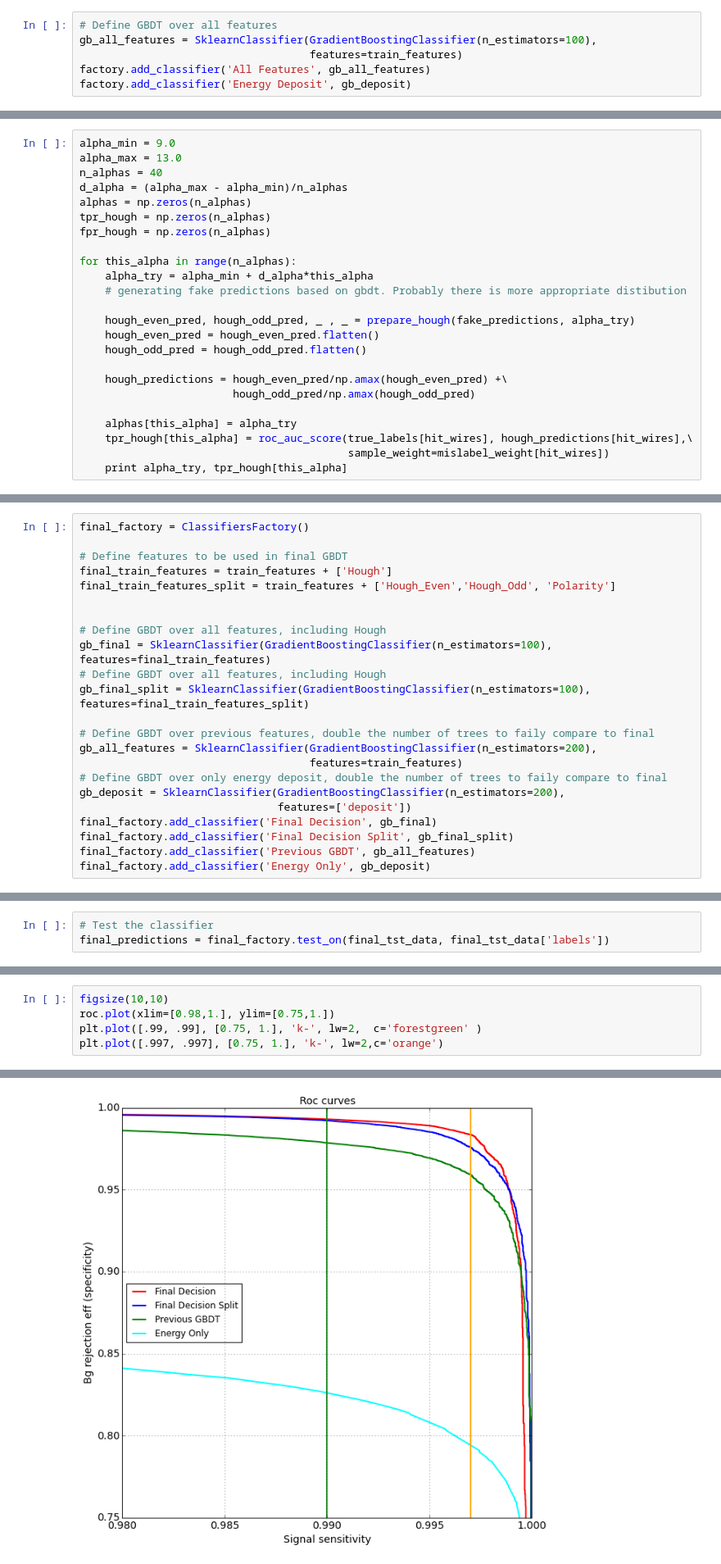
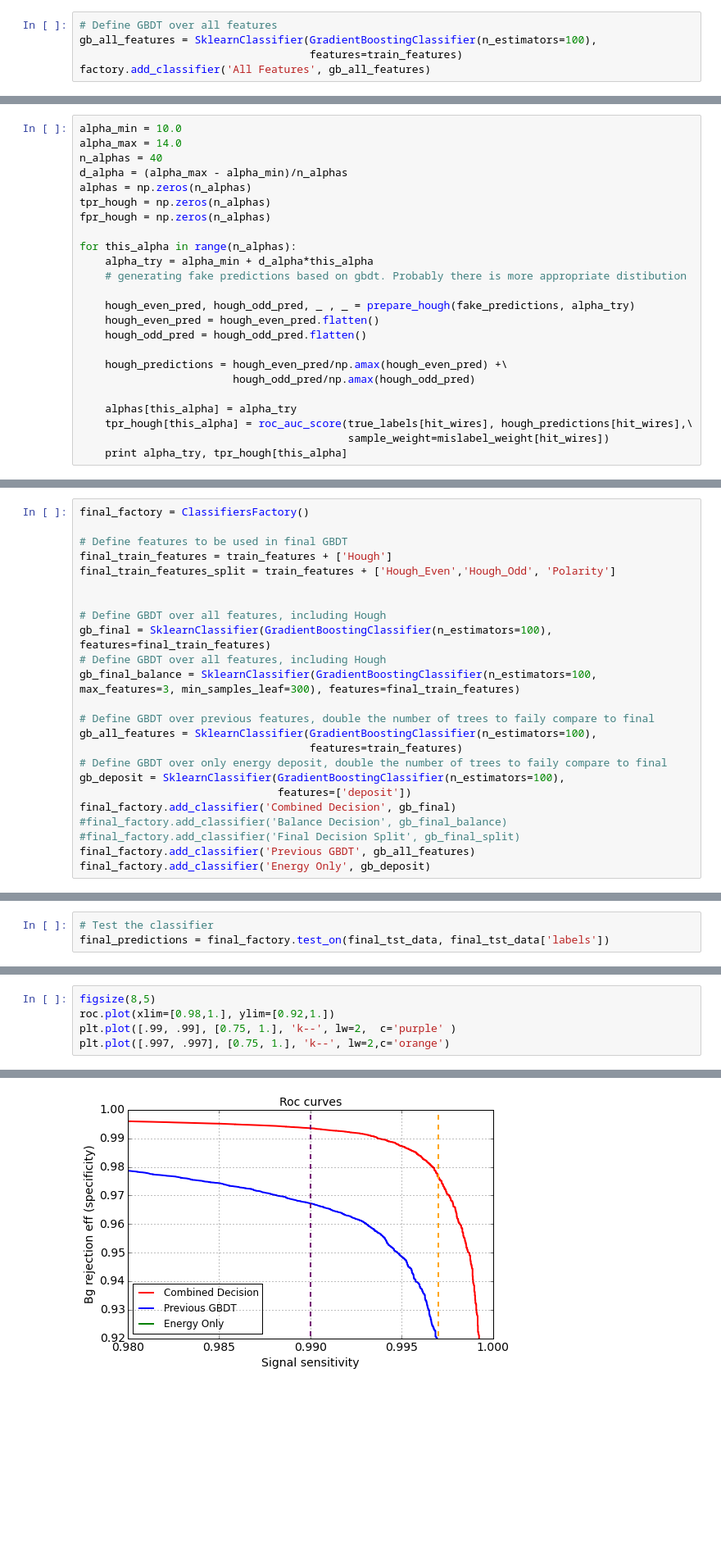
Before and after one commit to ewengillies/track-finding-yandex, a Jupyter notebook: notebooks/LocalBasedFiltering.ipynb, the cells around one changed output, grey strips where cells are left out. Shown at 82% size. Cells and saved outputs as stored; diff of their text form; blank space fills up the shorter version.

```diff
--- a/notebooks/LocalBasedFiltering.ipynb
+++ b/notebooks/LocalBasedFiltering.ipynb
@@ -210,7 +210,6 @@ test_data['labels'] = 2 - test_data['labels']
 gb_all_features = SklearnClassifier(GradientBoostingClassifier(n_estimators=100),
                                     features=train_features)
 factory.add_classifier('All Features', gb_all_features)
-factory.add_classifier('Energy Deposit', gb_deposit)
 # %%
 # Train the classifier
 factory.fit(train_data, train_data['labels'])
@@ -393,8 +401,8 @@ Area under ROC curve after noise  0.296755456363
 # %% [markdown]
 ### Preform Parameter Scan over Alpha
 # %%
-alpha_min = 9.0
-alpha_max = 13.0
+alpha_min = 10.0
+alpha_max = 14.0
 n_alphas = 40
 d_alpha = (alpha_max - alpha_min)/n_alphas
 alphas = np.zeros(n_alphas)
@@ -620,16 +638,17 @@ final_train_features_split = train_features + ['Hough_Even','Hough_Odd', 'Polari
 # Define GBDT over all features, including Hough
 gb_final = SklearnClassifier(GradientBoostingClassifier(n_estimators=100), features=final_train_features)
 # Define GBDT over all features, including Hough
-gb_final_split = SklearnClassifier(GradientBoostingClassifier(n_estimators=100), features=final_train_features_split)
+gb_final_balance = SklearnClassifier(GradientBoostingClassifier(n_estimators=100, max_features=3, min_samples_leaf=300), features=final_train_features)
 
 # Define GBDT over previous features, double the number of trees to faily compare to final
-gb_all_features = SklearnClassifier(GradientBoostingClassifier(n_estimators=200),
+gb_all_features = SklearnClassifier(GradientBoostingClassifier(n_estimators=100),
                                     features=train_features)
 # Define GBDT over only energy deposit, double the number of trees to faily compare to final
-gb_deposit = SklearnClassifier(GradientBoostingClassifier(n_estimators=200),
+gb_deposit = SklearnClassifier(GradientBoostingClassifier(n_estimators=100),
                                features=['deposit'])
-final_factory.add_classifier('Final Decision', gb_final)
-final_factory.add_classifier('Final Decision Split', gb_final_split)
+final_factory.add_classifier('Combined Decision', gb_final)
+#final_factory.add_classifier('Balance Decision', gb_final_balance)
+#final_factory.add_classifier('Final Decision Split', gb_final_split)
 final_factory.add_classifier('Previous GBDT', gb_all_features)
 final_factory.add_classifier('Energy Only', gb_deposit)
 # %%
@@ -660,11 +679,11 @@ roc.plot()
 # %%
-figsize(10,10)
-roc.plot(xlim=[0.98,1.], ylim=[0.75,1.])
-plt.plot([.99, .99], [0.75, 1.], 'k-', lw=2,  c='forestgreen' )
-plt.plot([.997, .997], [0.75, 1.], 'k-', lw=2,c='orange')
+figsize(8,5)
+roc.plot(xlim=[0.98,1.], ylim=[0.92,1.])
+plt.plot([.99, .99], [0.75, 1.], 'k--', lw=2,  c='purple' )
+plt.plot([.997, .997], [0.75, 1.], 'k--', lw=2,c='orange')
 # %% [output]
 [<matplotlib.lines.Line2D at 0x...>]
-[figure, old version]
+[figure, new version]
 # %%
 final_predictions.feature_importance().plot(figsize=[14, 7])
 # %% [output]
```
Also changed, not shown: parts of 26 cells of this notebook, 4 other files.
